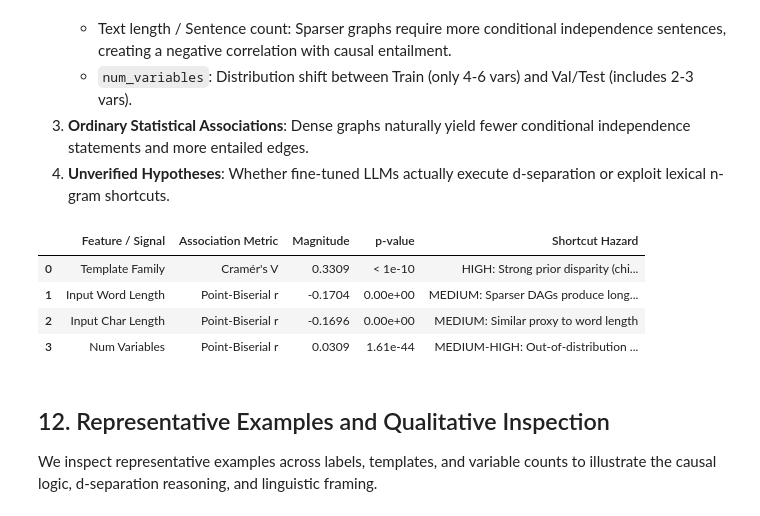
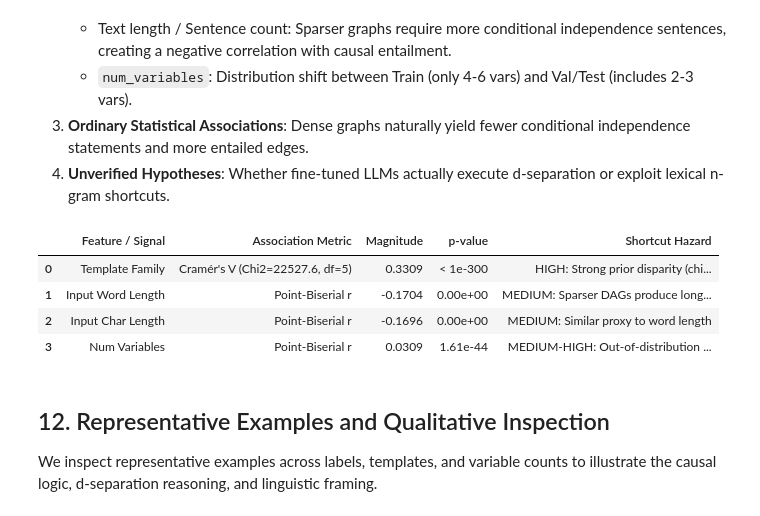
Before and after one commit to alpha-sml/causal-nlp-reasoning, a Jupyter notebook: 01_eda.ipynb, the cells around one changed output. Drawn from its saved outputs; the diff is of its cells as text; code cells hidden in the pictures.

```diff
--- a/01_eda.ipynb
+++ b/01_eda.ipynb
@@ -852,32 +852,34 @@ We synthesize data integrity findings into four clear categories:
 # %%
 def compute_cramers_v(contingency_matrix):
     chi2 = stats.chi2_contingency(contingency_matrix)[0]
     n = contingency_matrix.sum().sum()
     phi2 = chi2 / n
     r, k = contingency_matrix.shape
     phi2corr = max(0, phi2 - ((k-1)*(r-1))/(n-1))
     rcorr = r - ((r-1)**2)/(n-1)
     kcorr = k - ((k-1)**2)/(n-1)
     denom = min((kcorr-1), (rcorr-1))
     return np.sqrt(phi2corr / denom) if denom > 0 else 0.0
 
 cm_tmpl = pd.crosstab(df_train["template"], df_train["label"])
 v_tmpl = compute_cramers_v(cm_tmpl)
+chi2_tmpl, p_tmpl, dof_tmpl, _ = stats.chi2_contingency(cm_tmpl)
+p_tmpl_display = f"{p_tmpl:.2e}" if p_tmpl > 0 else "< 1e-300"
 
 corr_word, p_word = stats.pointbiserialr(df_train_ext["input_word_count"], df_train_ext["label"])
 corr_char, p_char = stats.pointbiserialr(df_train_ext["input_char_len"], df_train_ext["label"])
 corr_vars, p_vars = stats.pointbiserialr(df_train["num_variables"], df_train["label"])
 
 shortcut_diagnostics = pd.DataFrame([
-    {"Feature / Signal": "Template Family", "Association Metric": "Cramér's V", "Magnitude": round(v_tmpl, 4), "p-value": "< 1e-10", "Shortcut Hazard": "HIGH: Strong prior disparity (child is 0% entailed)"},
+    {"Feature / Signal": "Template Family", "Association Metric": f"Cramér's V (Chi2={chi2_tmpl:.1f}, df={dof_tmpl})", "Magnitude": round(v_tmpl, 4), "p-value": p_tmpl_display, "Shortcut Hazard": "HIGH: Strong prior disparity (child is 0% entailed)"},
     {"Feature / Signal": "Input Word Length", "Association Metric": "Point-Biserial r", "Magnitude": round(corr_word, 4), "p-value": f"{p_word:.2e}", "Shortcut Hazard": "MEDIUM: Sparser DAGs produce longer text & fewer entailments"},
     {"Feature / Signal": "Input Char Length", "Association Metric": "Point-Biserial r", "Magnitude": round(corr_char, 4), "p-value": f"{p_char:.2e}", "Shortcut Hazard": "MEDIUM: Similar proxy to word length"},
     {"Feature / Signal": "Num Variables", "Association Metric": "Point-Biserial r", "Magnitude": round(corr_vars, 4), "p-value": f"{p_vars:.2e}", "Shortcut Hazard": "MEDIUM-HIGH: Out-of-distribution 2 & 3 var graphs in test"},
 ])
 display(shortcut_diagnostics)
 # %% [output]
 |  | Feature / Signal | Association Metric | Magnitude | p-value | Shortcut Hazard |
-| 0 | Template Family | Cramér's V | 0.3309 | < 1e-10 | HIGH: Strong prior disparity (chi... |
+| 0 | Template Family | Cramér's V (Chi2=22527.6, df=5) | 0.3309 | < 1e-300 | HIGH: Strong prior disparity (chi... |
 | 1 | Input Word Length | Point-Biserial r | -0.1704 | 0.00e+00 | MEDIUM: Sparser DAGs produce long... |
 | 2 | Input Char Length | Point-Biserial r | -0.1696 | 0.00e+00 | MEDIUM: Similar proxy to word length |
 | 3 | Num Variables | Point-Biserial r | 0.0309 | 1.61e-44 | MEDIUM-HIGH: Out-of-distribution ... |
```
Also changed, not shown: parts of 1 cell of this notebook, 6 other files.
